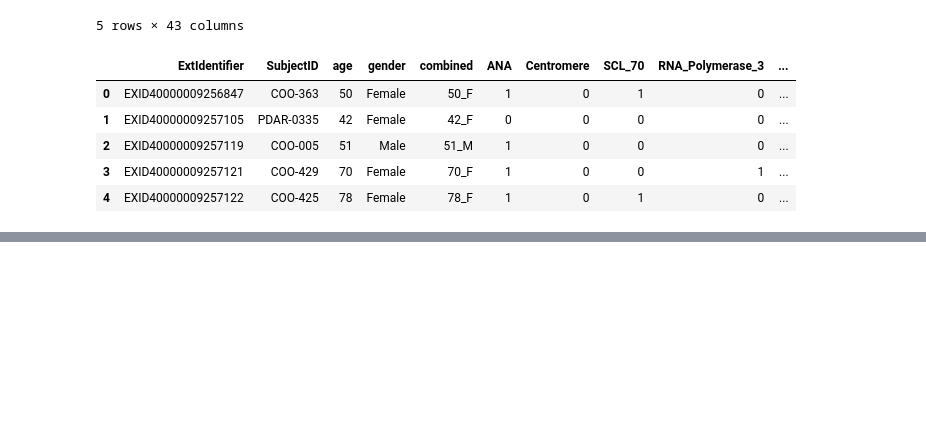
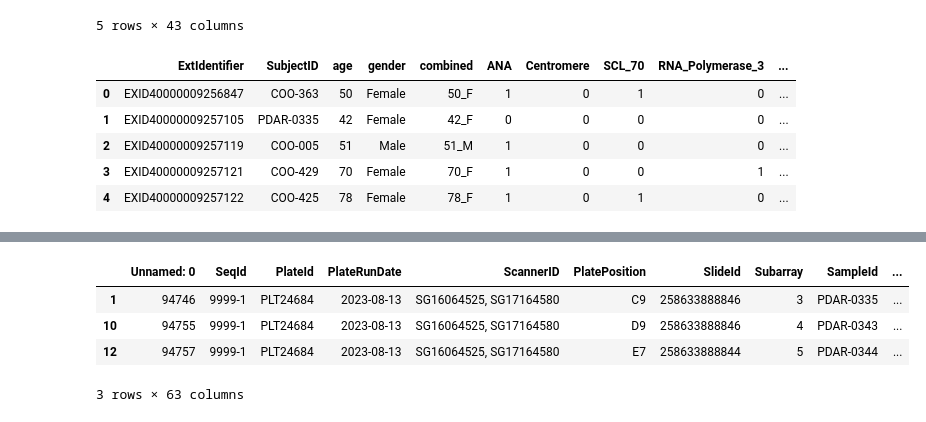
Before and after one commit to ainiimura21/name1, a Jupyter notebook: app/boxplot.ipynb, the cells around one changed output, grey strips where cells are left out. Saved outputs shown, nothing was run; the diff lists cells and outputs as text; code cells hidden in the pictures; blank space fills up the shorter version.

```diff
--- a/app/boxplot.ipynb
+++ b/app/boxplot.ipynb
@@ -89 +103,13 @@ custom_palette = {
+# %%
+data_healthy = merged_data[merged_data['condition']== "Healthy"]
+data_VEDOSS =merged_data[merged_data['condition']==  "VEDOSS"]
+data_SSClow = merged_data[merged_data['condition']== "SSC_low"]
+data_SSChigh = merged_data[merged_data['condition']== "SSC_high"]
+data_healthy.head()
+# %% [output]
+|  | Unnamed: 0 | SeqId | PlateId | PlateRunDate | ScannerID | PlatePosition | SlideId | Subarray | SampleId | ... |
+| 1 | 94746 | 9999-1 | PLT24684 | 2023-08-13 | SG16064525, SG17164580 | C9 | 258633888846 | 3 | PDAR-0335 | ... |
+| 10 | 94755 | 9999-1 | PLT24684 | 2023-08-13 | SG16064525, SG17164580 | D9 | 258633888846 | 4 | PDAR-0343 | ... |
+| 12 | 94757 | 9999-1 | PLT24684 | 2023-08-13 | SG16064525, SG17164580 | E7 | 258633888844 | 5 | PDAR-0344 | ... |
+3 rows × 63 columns
 # %%
```
Also changed, not shown: parts of 5 cells of this notebook, 1 other file.
